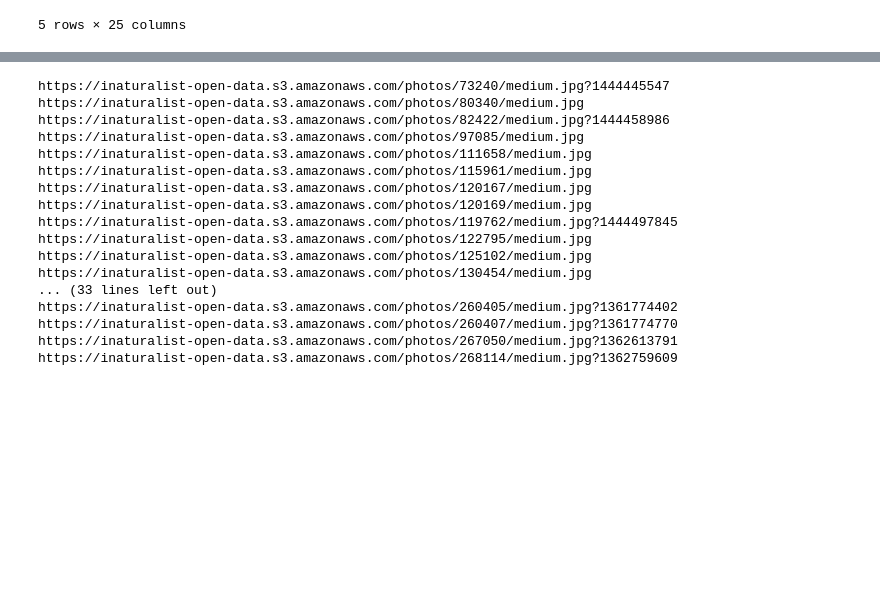
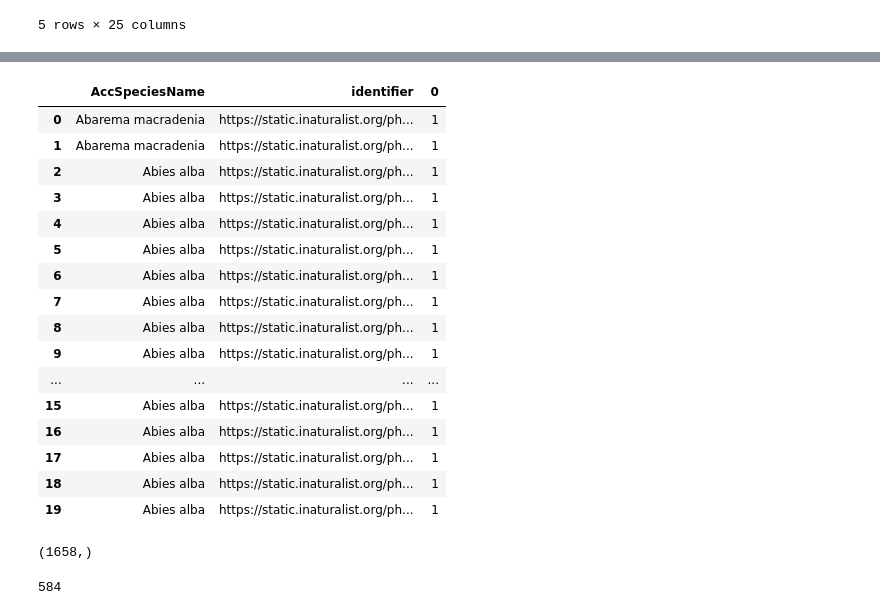
Before and after one commit to Shaashwat05/plant_trait_identification, a Jupyter notebook: data_handling.ipynb, the cells around one changed output, grey strips where cells are left out. Saved outputs shown, nothing was run; the diff lists cells and outputs as text; code cells hidden in the pictures; blank space fills up the shorter version.

```diff
--- a/data_handling.ipynb
+++ b/data_handling.ipynb
@@ -45,0 +36,3 @@ links.loc[(np.floor(links['decimalLatitude'])) == 41 & (np.floor(links['decimalL
+# %%
+combined = pd.merge(data, links, left_on='AccSpeciesName', right_on='species', how='inner')
+combined.head()
@@ -45,0 +47,5 @@ links.loc[(np.floor(links['decimalLatitude'])) == 41 & (np.floor(links['decimalL
+# %%
+#combined = combined.drop_duplicates(subset='AccSpeciesName', keep="first")
+combined = combined[combined['mean_3110'].notna()]
+combined = combined.drop_duplicates(subset='identifier', keep="first")
+combined.head()
@@ -45,0 +63,26 @@ links.loc[(np.floor(links['decimalLatitude'])) == 41 & (np.floor(links['decimalL
+# %%
+g = combined.groupby(['AccSpeciesName', 'identifier']).size().reset_index()
+unique_species = g['AccSpeciesName'].unique()
+g.head(20)
+# %% [output]
+|  | AccSpeciesName | identifier | 0 |
+| 0 | Abarema macradenia | https://static.inaturalist.org/ph... | 1 |
+| 1 | Abarema macradenia | https://static.inaturalist.org/ph... | 1 |
+| 2 | Abies alba | https://static.inaturalist.org/ph... | 1 |
+| 3 | Abies alba | https://static.inaturalist.org/ph... | 1 |
+| 4 | Abies alba | https://static.inaturalist.org/ph... | 1 |
+| 5 | Abies alba | https://static.inaturalist.org/ph... | 1 |
+| 6 | Abies alba | https://static.inaturalist.org/ph... | 1 |
+| 7 | Abies alba | https://static.inaturalist.org/ph... | 1 |
+| 8 | Abies alba | https://static.inaturalist.org/ph... | 1 |
+| 9 | Abies alba | https://static.inaturalist.org/ph... | 1 |
+| ... | ... | ... | ... |
+| 15 | Abies alba | https://static.inaturalist.org/ph... | 1 |
+| 16 | Abies alba | https://static.inaturalist.org/ph... | 1 |
+| 17 | Abies alba | https://static.inaturalist.org/ph... | 1 |
+| 18 | Abies alba | https://static.inaturalist.org/ph... | 1 |
+| 19 | Abies alba | https://static.inaturalist.org/ph... | 1 |
+# %%
+unique_species.shape
+# %% [output]
+(1658,)
@@ -46,32 +91,15 @@ links.loc[(np.floor(links['decimalLatitude'])) == 41 & (np.floor(links['decimalL
 # %%
 base_url = 'https://inaturalist-open-data.s3.amazonaws.com/photos/'
-for link in range(len(links['identifier'])):
-    val = re.findall(r'\d+', links['identifier'][i])
-
-    if len(val) == 1:
-        url = base_url + val[0] +'/medium.jpg'
-    else:
-        url = base_url + val[0] +'/medium.jpg?' + val[1]
-
-    try:
-        wget.download(url, out='images/'+links['species'][i]+'.jpg')
-    except:
-        continue
+for specie in tqdm(unique_species):
+    links = list(g.loc[g['AccSpeciesName'] == specie, 'identifier'])[:15]
+    for vals in range(len(links)):
+        try:
+            val = re.findall(r'\d+', links[vals])
+            url = base_url + val[0] +'/small.jpg' if len(val) == 1 else base_url + val[0] +'/small.jpg?' + val[1]
+            wget.download(url, out='images/'+specie+str(vals)+'.jpg')
+        except:
+            continue
-# %% [output]
-https://inaturalist-open-data.s3.amazonaws.com/photos/73240/medium.jpg?1444445547
-https://inaturalist-open-data.s3.amazonaws.com/photos/80340/medium.jpg
-https://inaturalist-open-data.s3.amazonaws.com/photos/82422/medium.jpg?1444458986
-https://inaturalist-open-data.s3.amazonaws.com/photos/97085/medium.jpg
-https://inaturalist-open-data.s3.amazonaws.com/photos/111658/medium.jpg
-https://inaturalist-open-data.s3.amazonaws.com/photos/115961/medium.jpg
-https://inaturalist-open-data.s3.amazonaws.com/photos/120167/medium.jpg
-https://inaturalist-open-data.s3.amazonaws.com/photos/120169/medium.jpg
-https://inaturalist-open-data.s3.amazonaws.com/photos/119762/medium.jpg?1444497845
-https://inaturalist-open-data.s3.amazonaws.com/photos/122795/medium.jpg
-https://inaturalist-open-data.s3.amazonaws.com/photos/125102/medium.jpg
-https://inaturalist-open-data.s3.amazonaws.com/photos/130454/medium.jpg
-... (33 lines left out)
-https://inaturalist-open-data.s3.amazonaws.com/photos/260405/medium.jpg?1361774402
-https://inaturalist-open-data.s3.amazonaws.com/photos/260407/medium.jpg?1361774770
-https://inaturalist-open-data.s3.amazonaws.com/photos/267050/medium.jpg?1362613791
-https://inaturalist-open-data.s3.amazonaws.com/photos/268114/medium.jpg?1362759609
+# %%
+sum(count_dict.values())
+# %% [output]
+584
```
Also changed, not shown: parts of 16 cells of this notebook, 4 other files.
